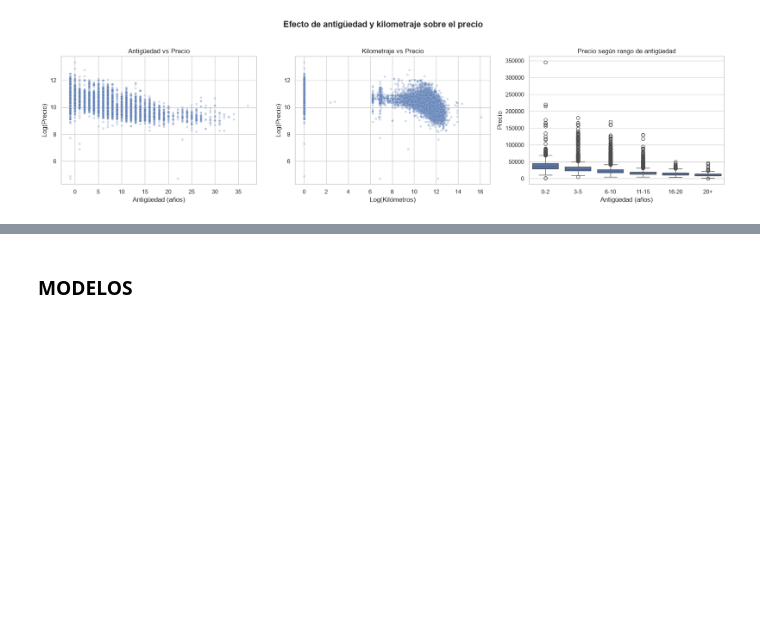
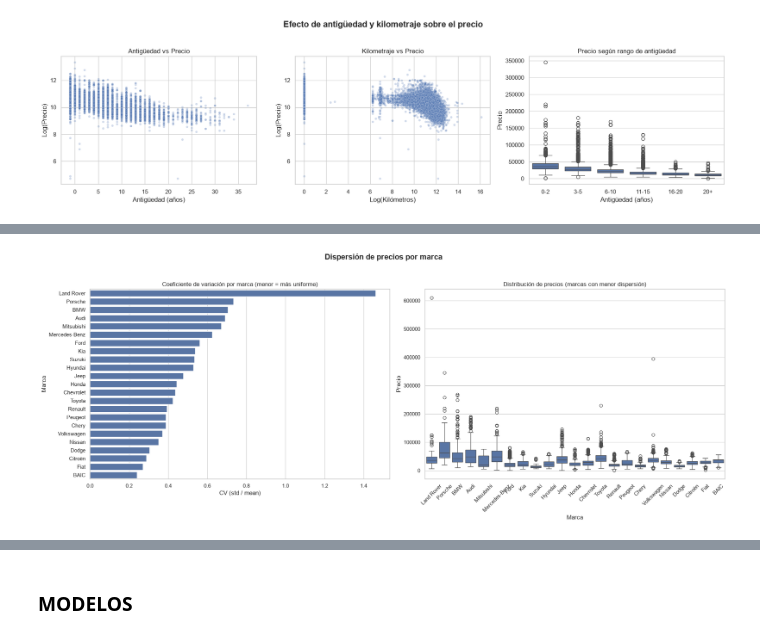
Before and after one commit to PilarOtero/Gurevich_Otero_Informe_PF, a Jupyter notebook: notebook/Gurevich_Otero_Notebook_PF.ipynb, the cells around one changed output, grey strips where cells are left out. Drawn from its saved outputs; the diff is of its cells as text; code cells hidden in the pictures; blank space fills up the shorter version.

Commit message:
plots

```diff
--- a/notebook/Gurevich_Otero_Notebook_PF.ipynb
+++ b/notebook/Gurevich_Otero_Notebook_PF.ipynb
@@ -354,0 +396,4 @@ plot_dispersion_por_marca(data_visualizacion)
+# %%
+plot_dispersion_por_marca(data_pre)
+# %% [output]
+[figure, added]
```
Also changed, not shown: parts of 7 cells of this notebook, 1 other file.
